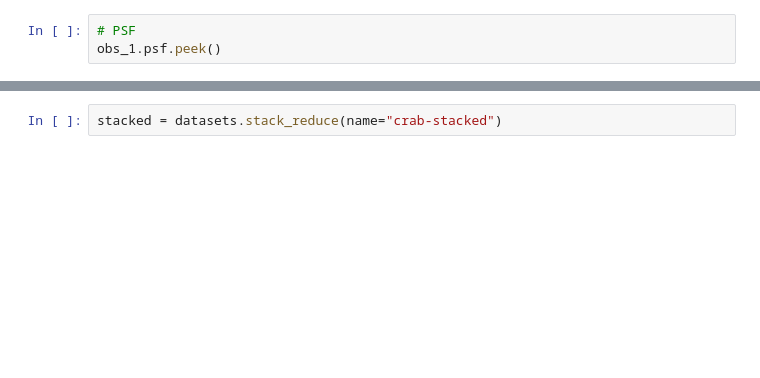
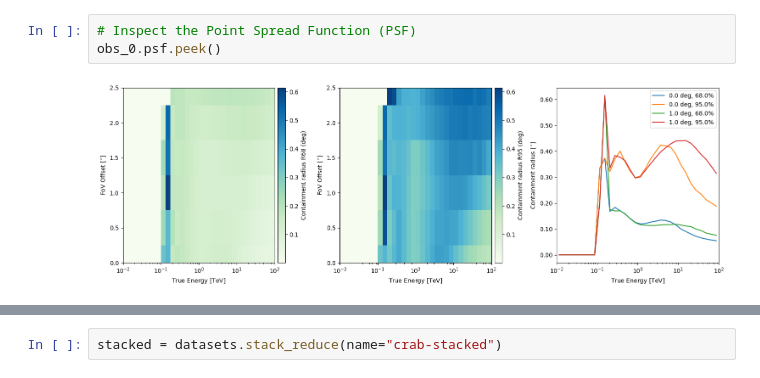
Before and after one commit to juliagouveamamprim/gamma-ray-analysis-with-gammapy, a Jupyter notebook: notebooks/01_1d_point_source_analysis.ipynb, the cells around one changed output, grey strips where cells are left out. Drawn from its saved outputs; the diff is of its cells as text; blank space fills up the shorter version.

```diff
--- a/notebooks/01_1d_point_source_analysis.ipynb
+++ b/notebooks/01_1d_point_source_analysis.ipynb
@@ -102,4 +147,6 @@ obs_1.edisp.peek()
 # %%
-# PSF
-obs_1.psf.peek()
+# Inspect the Point Spread Function (PSF)
+obs_0.psf.peek()
+# %% [output]
+[figure, added]
 # %%
```
Also changed, not shown: parts of 83 cells of this notebook, 1 other file.
